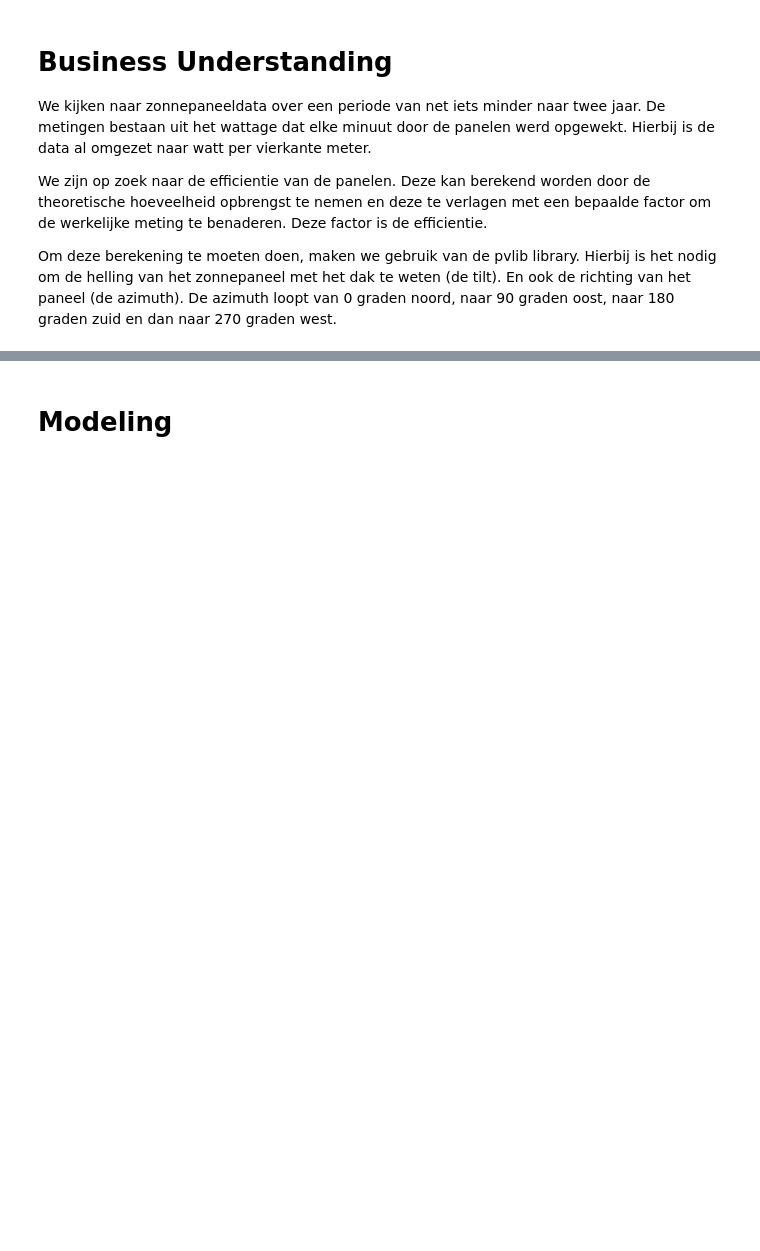
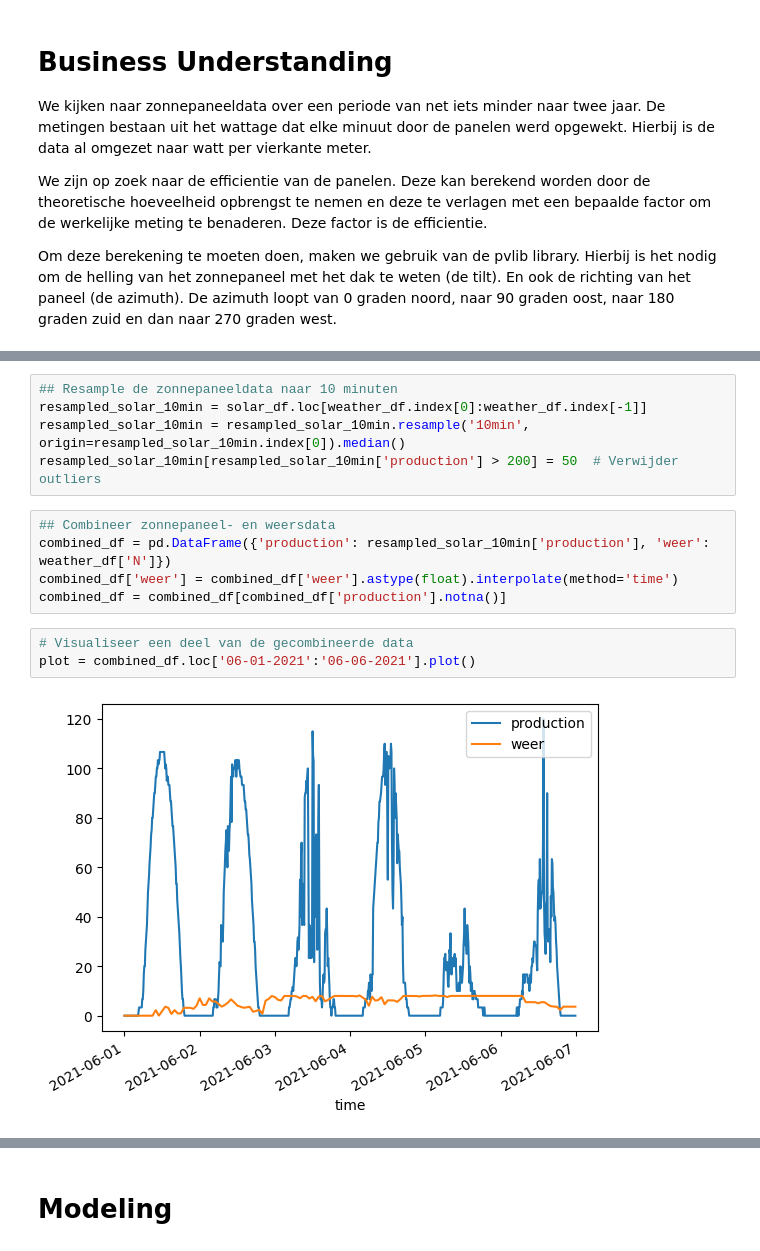
Before and after one commit to EsmeeK1/MachineLearning, a Jupyter notebook: thema's/optimalisatie/Zonnenpanelen_Esmee_Kraan.ipynb, the cells around one changed output, grey strips where cells are left out. Drawn from its saved outputs; the diff is of its cells as text; blank space fills up the shorter version.

```diff
--- a/thema's/optimalisatie/Zonnenpanelen_Esmee_Kraan.ipynb
+++ b/thema's/optimalisatie/Zonnenpanelen_Esmee_Kraan.ipynb
@@ -158,0 +93,15 @@ Formaat: Datum en tijd in ISO 8601-formaat (bijvoorbeeld 2020-04-10 11:00:00+00:
+# %%
+## Resample de zonnepaneeldata naar 10 minuten
+resampled_solar_10min = solar_df.loc[weather_df.index[0]:weather_df.index[-1]]
+resampled_solar_10min = resampled_solar_10min.resample('10min', origin=resampled_solar_10min.index[0]).median()
+resampled_solar_10min[resampled_solar_10min['production'] > 200] = 50  # Verwijder outliers
+# %%
+## Combineer zonnepaneel- en weersdata
+combined_df = pd.DataFrame({'production': resampled_solar_10min['production'], 'weer': weather_df['N']})
+combined_df['weer'] = combined_df['weer'].astype(float).interpolate(method='time')
+combined_df = combined_df[combined_df['production'].notna()]
+# %%
+# Visualiseer een deel van de gecombineerde data
+plot = combined_df.loc['06-01-2021':'06-06-2021'].plot()
+# %% [output]
+[figure, added]
```
Also changed, not shown: parts of 47 cells of this notebook, 1 other file.
